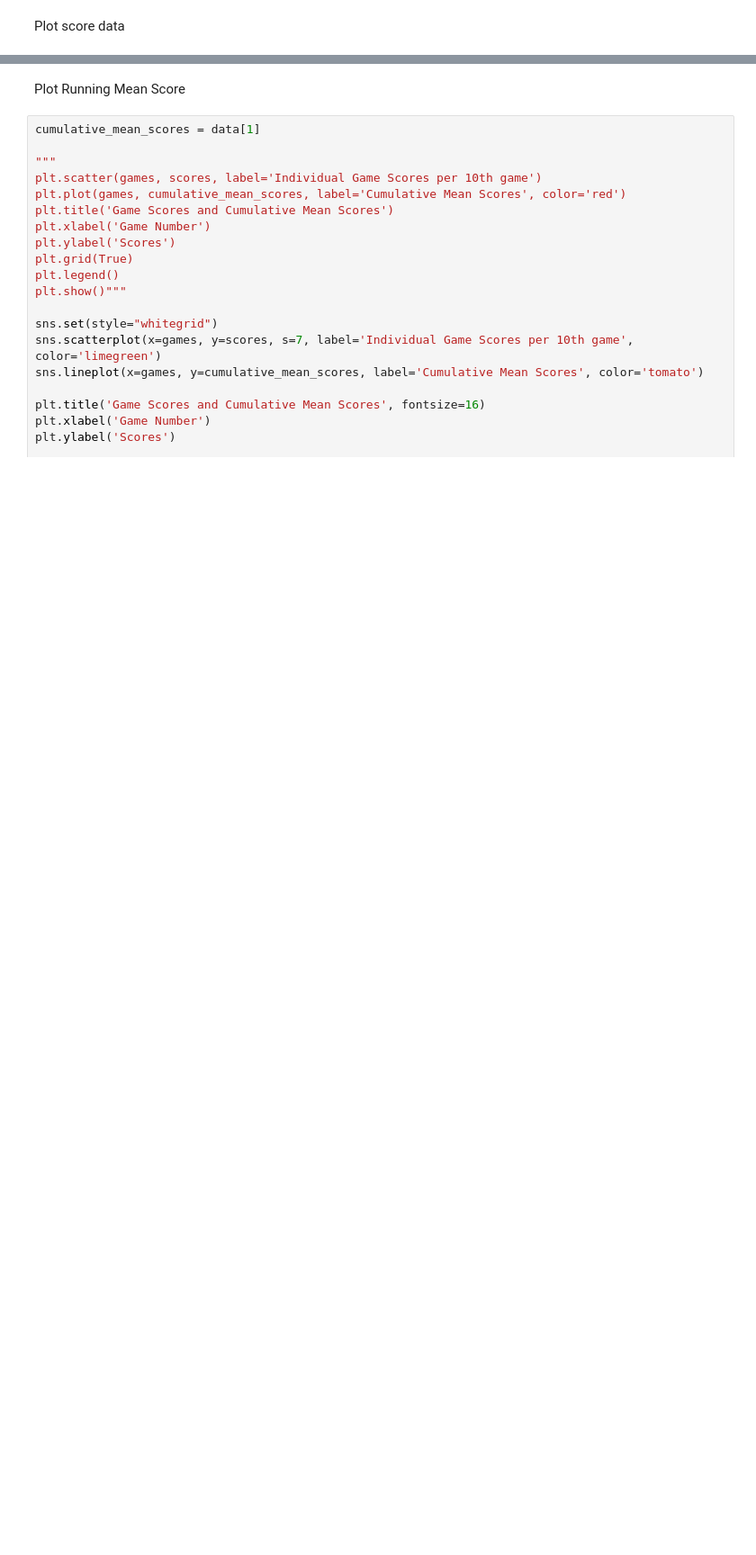
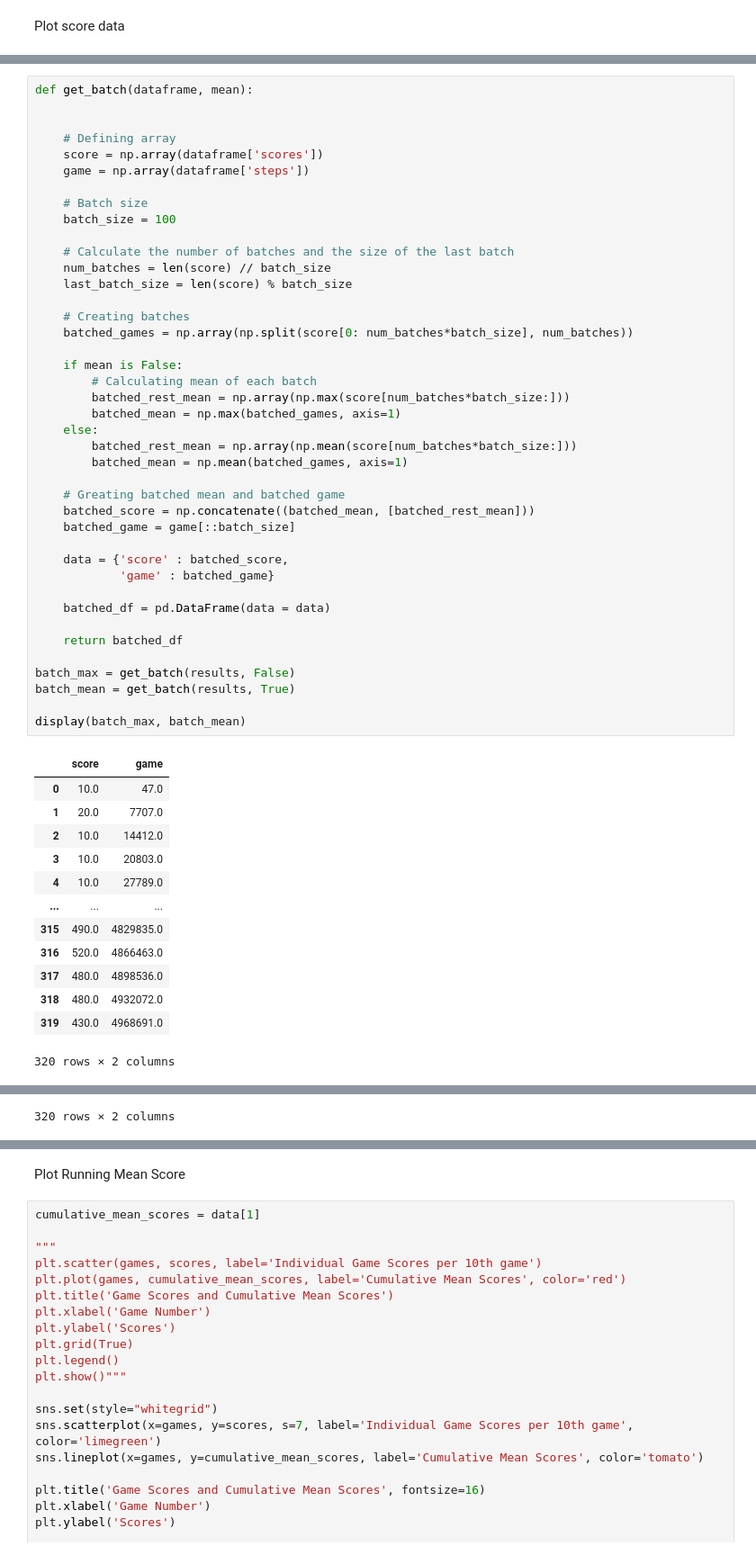
Before and after one commit to vietnhprivat/snake_ai, a Jupyter notebook: src/Classes/data_collection.ipynb, the cells around one changed output, grey strips where cells are left out. Shown at 90% size. Drawn from its saved outputs; the diff is of its cells as text; blank space fills up the shorter version.

```diff
--- a/src/Classes/data_collection.ipynb
+++ b/src/Classes/data_collection.ipynb
@@ -98,0 +91,55 @@ plt.show()
+# %%
+def get_batch(dataframe, mean):
+
+
+    # Defining array
+    score = np.array(dataframe['scores'])
+    game = np.array(dataframe['steps'])
+
+    # Batch size
+    batch_size = 100
+
+    # Calculate the number of batches and the size of the last batch
+    num_batches = len(score) // batch_size
+    last_batch_size = len(score) % batch_size
+
+    # Creating batches
+    batched_games = np.array(np.split(score[0: num_batches*batch_size], num_batches))
+
+    if mean is False:
+        # Calculating mean of each batch
+        batched_rest_mean = np.array(np.max(score[num_batches*batch_size:]))
+        batched_mean = np.max(batched_games, axis=1)
+    else:
+        batched_rest_mean = np.array(np.mean(score[num_batches*batch_size:]))
+        batched_mean = np.mean(batched_games, axis=1)
+
+    # Greating batched mean and batched game
+    batched_score = np.concatenate((batched_mean, [batched_rest_mean]))
+    batched_game = game[::batch_size]
+
+    data = {'score' : batched_score,
+            'game' : batched_game}
+
+    batched_df = pd.DataFrame(data = data)
+
+    return batched_df
+
+batch_max = get_batch(results, False)
+batch_mean = get_batch(results, True)
+
+display(batch_max, batch_mean)
+# %% [output]
+|  | score | game |
+| 0 | 10.0 | 47.0 |
+| 1 | 20.0 | 7707.0 |
+| 2 | 10.0 | 14412.0 |
+| 3 | 10.0 | 20803.0 |
+| 4 | 10.0 | 27789.0 |
+| ... | ... | ... |
+| 315 | 490.0 | 4829835.0 |
+| 316 | 520.0 | 4866463.0 |
+| 317 | 480.0 | 4898536.0 |
+| 318 | 480.0 | 4932072.0 |
+| 319 | 430.0 | 4968691.0 |
+320 rows × 2 columns
@@ -98,0 +158 @@ plt.show()
+320 rows × 2 columns
```
Also changed, not shown: parts of 12 cells of this notebook, 1 other file.
